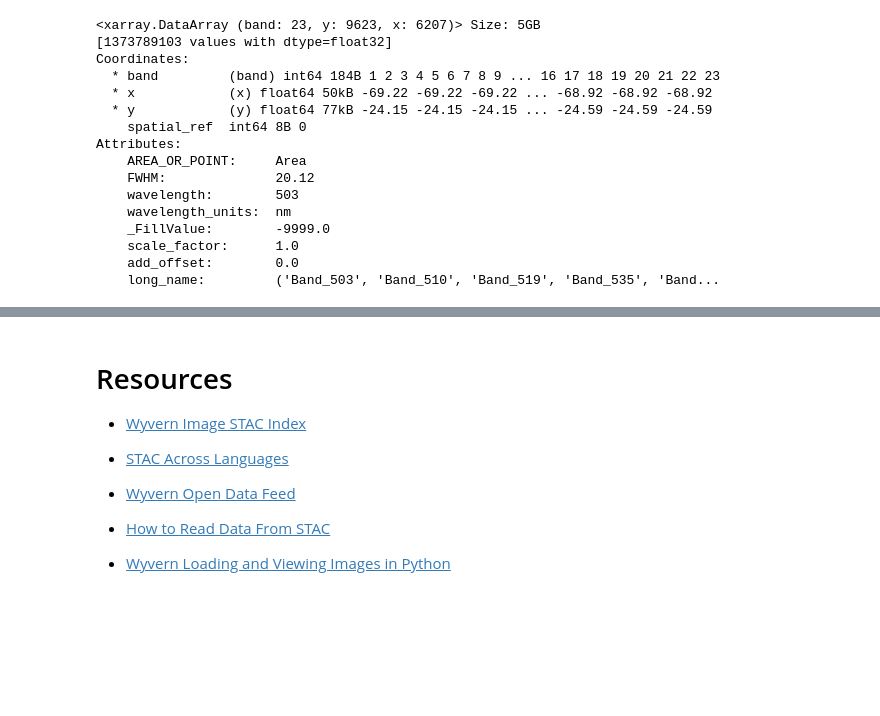
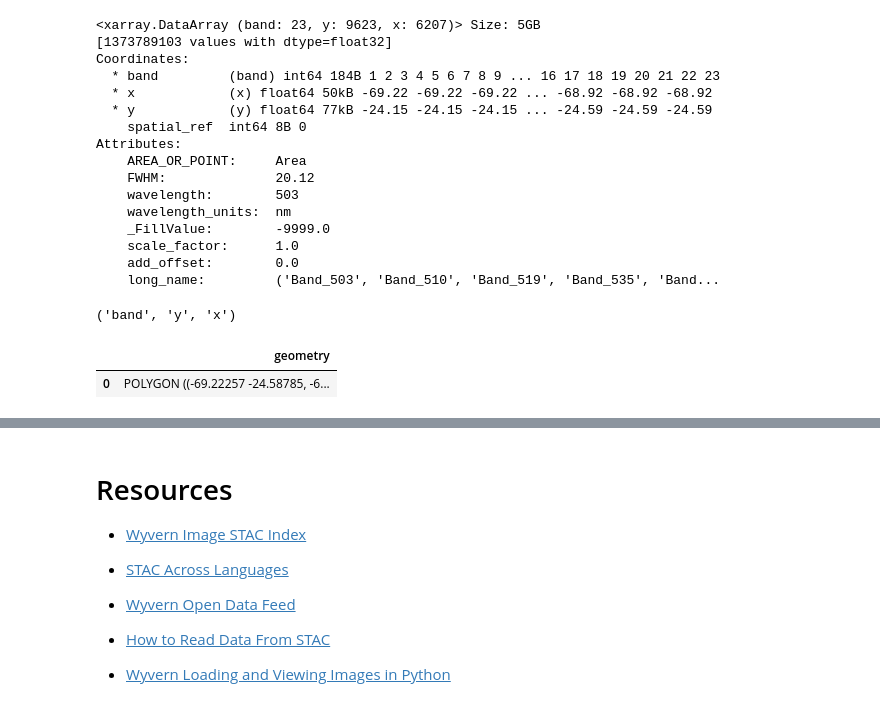
Before and after one commit to rodreras/remote-sensing-studies, a Jupyter notebook: stac_api/stac.ipynb, the cells around one changed output, grey strips where cells are left out. Drawn from its saved outputs; the diff is of its cells as text; code cells hidden in the pictures; blank space fills up the shorter version.

```diff
--- a/stac_api/stac.ipynb
+++ b/stac_api/stac.ipynb
@@ -63,3 +77,25 @@ Attributes:
     scale_factor:      1.0
     add_offset:        0.0
     long_name:         ('Band_503', 'Band_510', 'Band_519', 'Band_535', 'Band...
+# %%
+#Amout of dimensions
+rimg.dims
+# %% [output]
+('band', 'y', 'x')
+# %%
+x_coords = rimg.x.values
+y_coords = rimg.y.values
+x_min, x_max = np.min(x_coords), np.max(x_coords)
+y_min, y_max = np.min(y_coords), np.max(y_coords)
+
+bbox_polygon = Polygon([(x_min, y_min),
+                         (x_min, y_max),
+                         (x_max, y_max),
+                         (x_max, y_min),
+                         (x_min, y_min)])
+
+gdf = gpd.GeoDataFrame(geometry=[bbox_polygon], crs=rimg.rio.crs)
+gdf
+# %% [output]
+|  | geometry |
+| 0 | POLYGON ((-69.22257 -24.58785, -6... |
```
Also changed, not shown: parts of 13 cells of this notebook, 1 other file.
